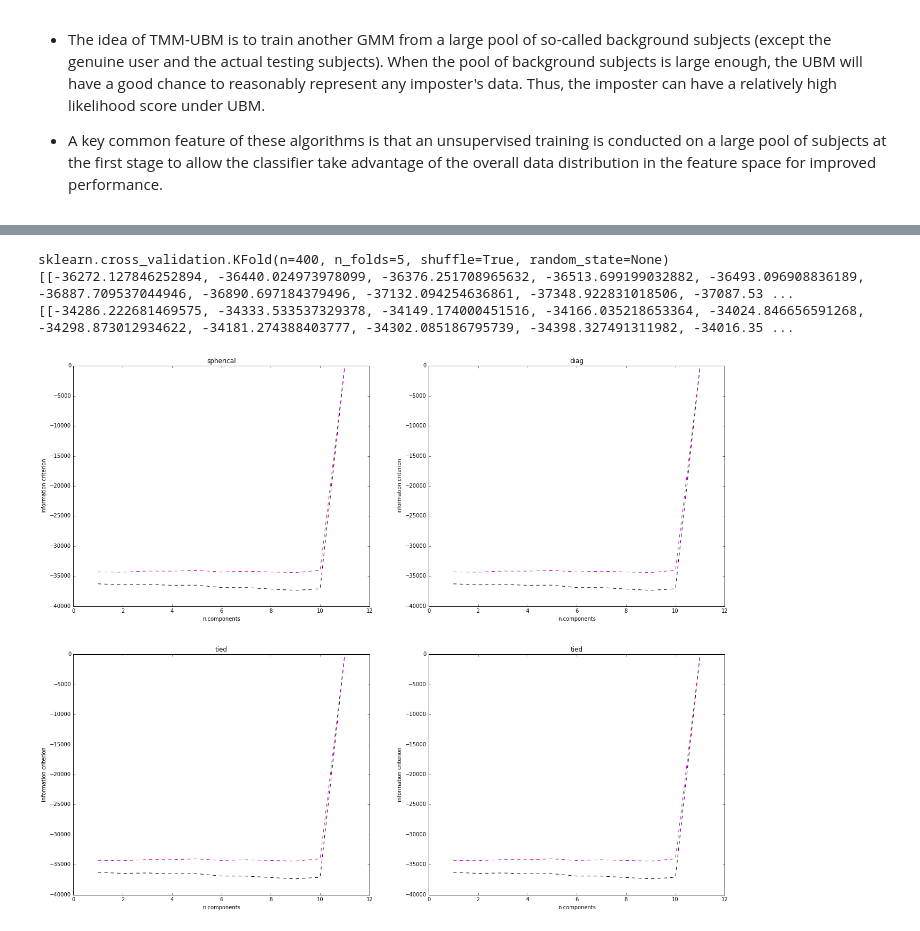
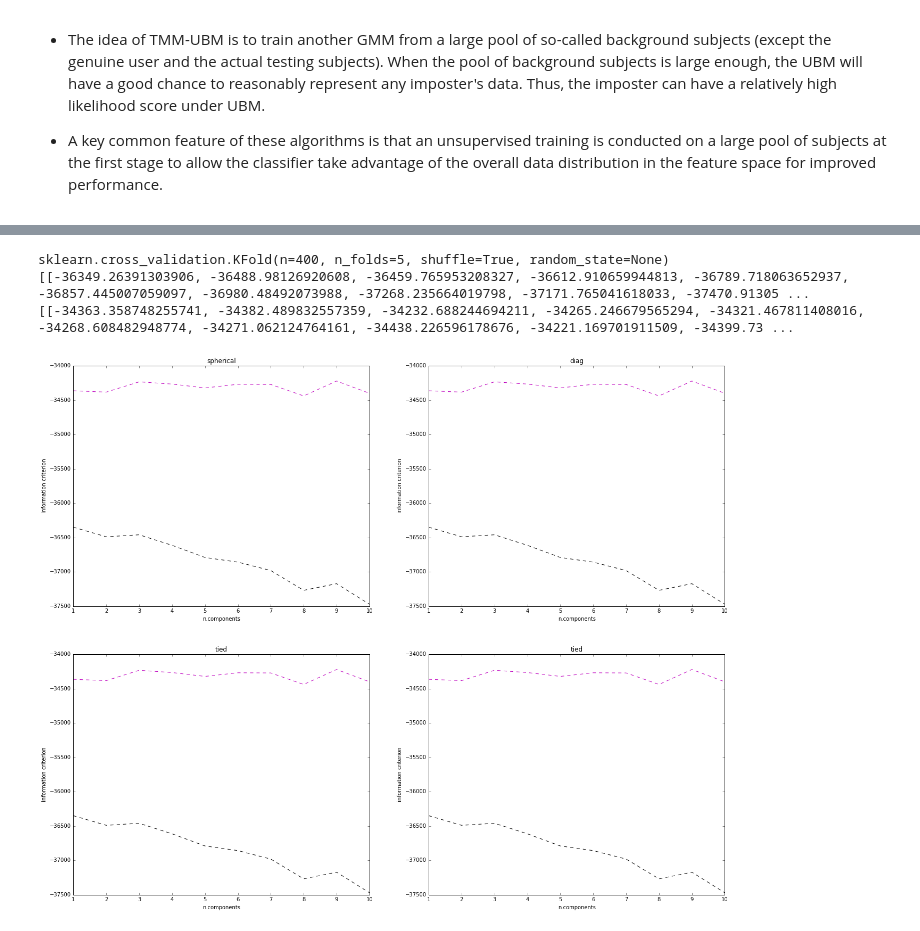
Before and after one commit to pysherlock/KeystrokeWeb, a Jupyter notebook: Demo.ipynb, the cells around one changed output, grey strips where cells are left out. Drawn from its saved outputs; the diff is of its cells as text; code cells hidden in the pictures.

```diff
--- a/Demo.ipynb
+++ b/Demo.ipynb
@@ -240,7 +245,7 @@ for index, (name, clf) in enumerate(classifiers.items()):
 
 train_target_user, train_feature_user, test_target_user, test_feature_user = pre_process(data_user[0], 5, True);
 
-num_components = 13
+num_components = 11
 covariances=('spherical', 'diag', 'tied', 'full');
 models = np.array([dict((covar_type, GMM(n_components=i, covariance_type=covar_type))
                    for covar_type in covariances) for i in np.arange(1, num_components)]);
@@ -265,36 +270,36 @@ print BIC;
 
 plt.subplot(221);
 plt.plot(np.arange(1,num_components), AIC[0], '--k', label = "AIC");
 plt.plot(np.arange(1,num_components), BIC[0], '--m', label = "BIC");
 plt.xlabel("n.components");
 plt.ylabel("information criterion");
 plt.title("spherical");
 
 plt.subplot(222);
 plt.plot(np.arange(1,num_components), AIC[1], '--k', label = "AIC");
 plt.plot(np.arange(1,num_components), BIC[1], '--m', label = "BIC");
 plt.xlabel("n.components");
 plt.ylabel("information criterion");
 plt.title("diag");
 
 plt.subplot(223);
 plt.plot(np.arange(1,num_components), AIC[2], '--k', label = "AIC");
 plt.plot(np.arange(1,num_components), BIC[2], '--m', label = "BIC");
 plt.xlabel("n.components");
 plt.ylabel("information criterion");
 plt.title("tied");
 
 plt.subplot(224);
 plt.plot(np.arange(1,num_components), AIC[3], '--k', label = "AIC");
 plt.plot(np.arange(1,num_components), BIC[3], '--m', label = "BIC");
 plt.xlabel("n.components");
 plt.ylabel("information criterion");
 plt.title("tied");
 # %% [output]
 sklearn.cross_validation.KFold(n=400, n_folds=5, shuffle=True, random_state=None)
-[[-36272.127846252894, -36440.024973978099, -36376.251708965632, -36513.699199032882, -36493.096908836189, -36887.709537044946, -36890.697184379496, -37132.094254636861, -37348.922831018506, -37087.53 ...
-[[-34286.222681469575, -34333.533537329378, -34149.174000451516, -34166.035218653364, -34024.846656591268, -34298.873012934622, -34181.274388403777, -34302.085186795739, -34398.327491311982, -34016.35 ...
+[[-36349.26391303906, -36488.98126920608, -36459.765953208327, -36612.910659944813, -36789.718063652937, -36857.445007059097, -36980.48492073988, -37268.235664019798, -37171.765041618033, -37470.91305 ...
+[[-34363.358748255741, -34382.489832557359, -34232.688244694211, -34265.246679565294, -34321.467811408016, -34268.608482948774, -34271.062124764161, -34438.226596178676, -34221.169701911509, -34399.73 ...
-[figure, old version]
+[figure, new version]
 # %%
 
 import random
```
Also changed, not shown: parts of 1 cell of this notebook, 3 other files.
